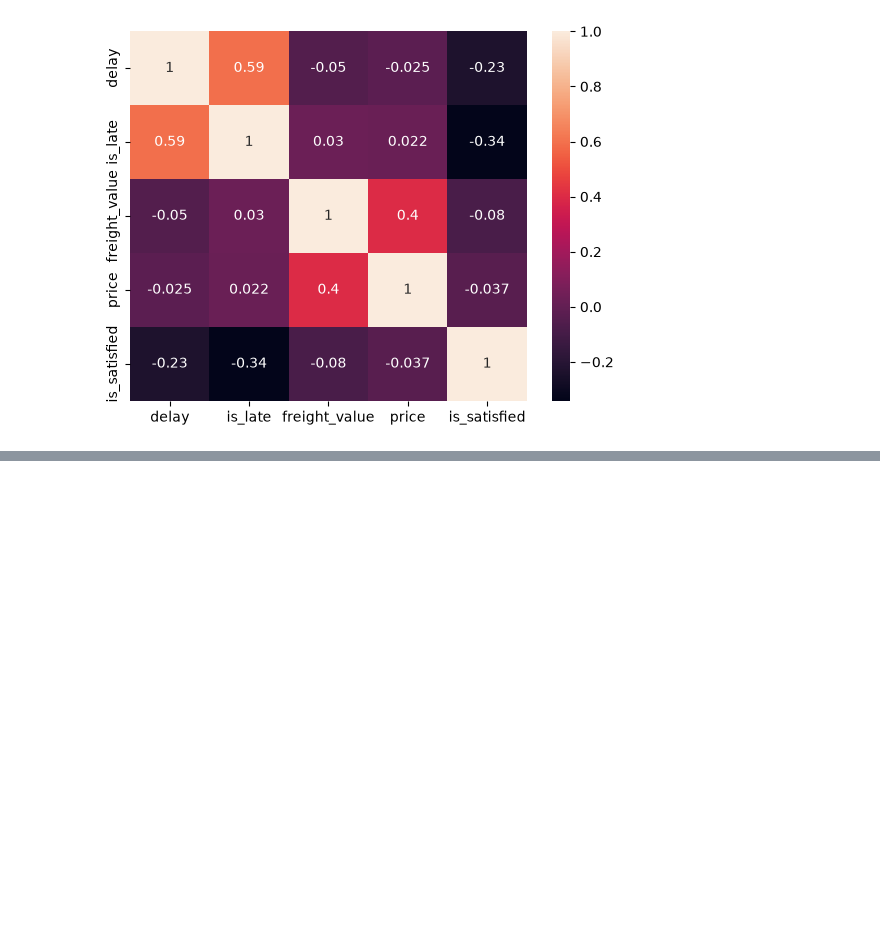
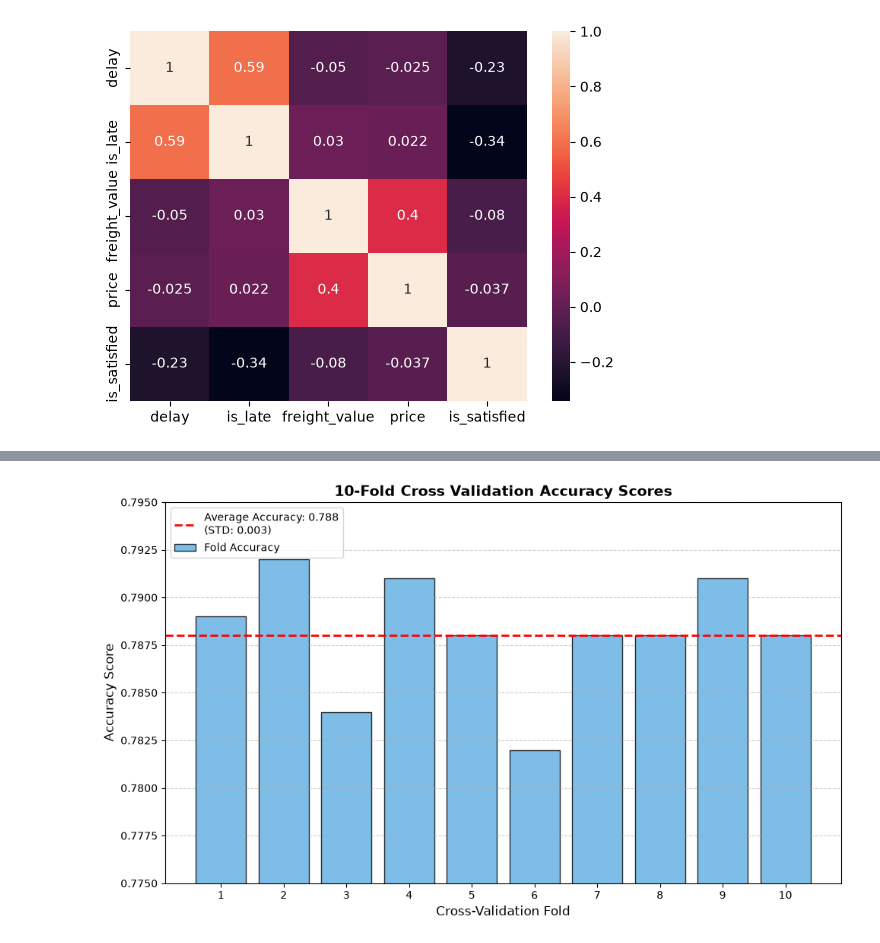
Before and after one commit to Absurdnoobman/SCI19_3431, a Jupyter notebook: review_prediction.ipynb, the cells around one changed output, grey strips where cells are left out. Saved outputs shown, nothing was run; the diff lists cells and outputs as text; code cells hidden in the pictures; blank space fills up the shorter version.

```diff
--- a/review_prediction.ipynb
+++ b/review_prediction.ipynb
@@ -230,0 +317,42 @@ sns.heatmap(merged[['delay', 'is_late', 'freight_value', 'price', 'is_satisfied'
+# %%
+import matplotlib.pyplot as plt
+import numpy as np
+
+# Data extracted from the image
+cv_scores = [0.789, 0.792, 0.784, 0.791, 0.788, 0.782, 0.788, 0.788, 0.791, 0.788]
+folds = np.arange(1, 11)
+mean_accuracy = 0.788
+std_dev = 0.003
+
+# Create the figure
+plt.figure(figsize=(10, 6))
+
+# Create a bar chart for each fold's score
+plt.bar(folds, cv_scores, color='#5DADE2', edgecolor='black', alpha=0.8, label='Fold Accuracy')
+
+# Add a horizontal line for the average accuracy
+plt.axhline(y=mean_accuracy, color='red', linestyle='--', linewidth=2,
+            label=f'Average Accuracy: {mean_accuracy:.3f}\n(STD: {std_dev:.3f})')
+
+# Set y-axis limits to zoom in on the variance (since scores are tightly clustered)
+plt.ylim(0.775, 0.795)
+
+# Add labels and title
+plt.xlabel('Cross-Validation Fold', fontsize=12)
+plt.ylabel('Accuracy Score', fontsize=12)
+plt.title('10-Fold Cross Validation Accuracy Scores', fontsize=14, fontweight='bold')
+
+# Ensure all 10 folds are labeled on the x-axis
+plt.xticks(folds)
+
+# Add a grid for easier reading
+plt.grid(axis='y', linestyle='--', alpha=0.6)
+
+# Add legend
+plt.legend(loc='upper left')
+
+# Show the plot
+plt.tight_layout()
+plt.show()
+# %% [output]
+[figure, added]
```
Also changed, not shown: parts of 5 cells of this notebook.
